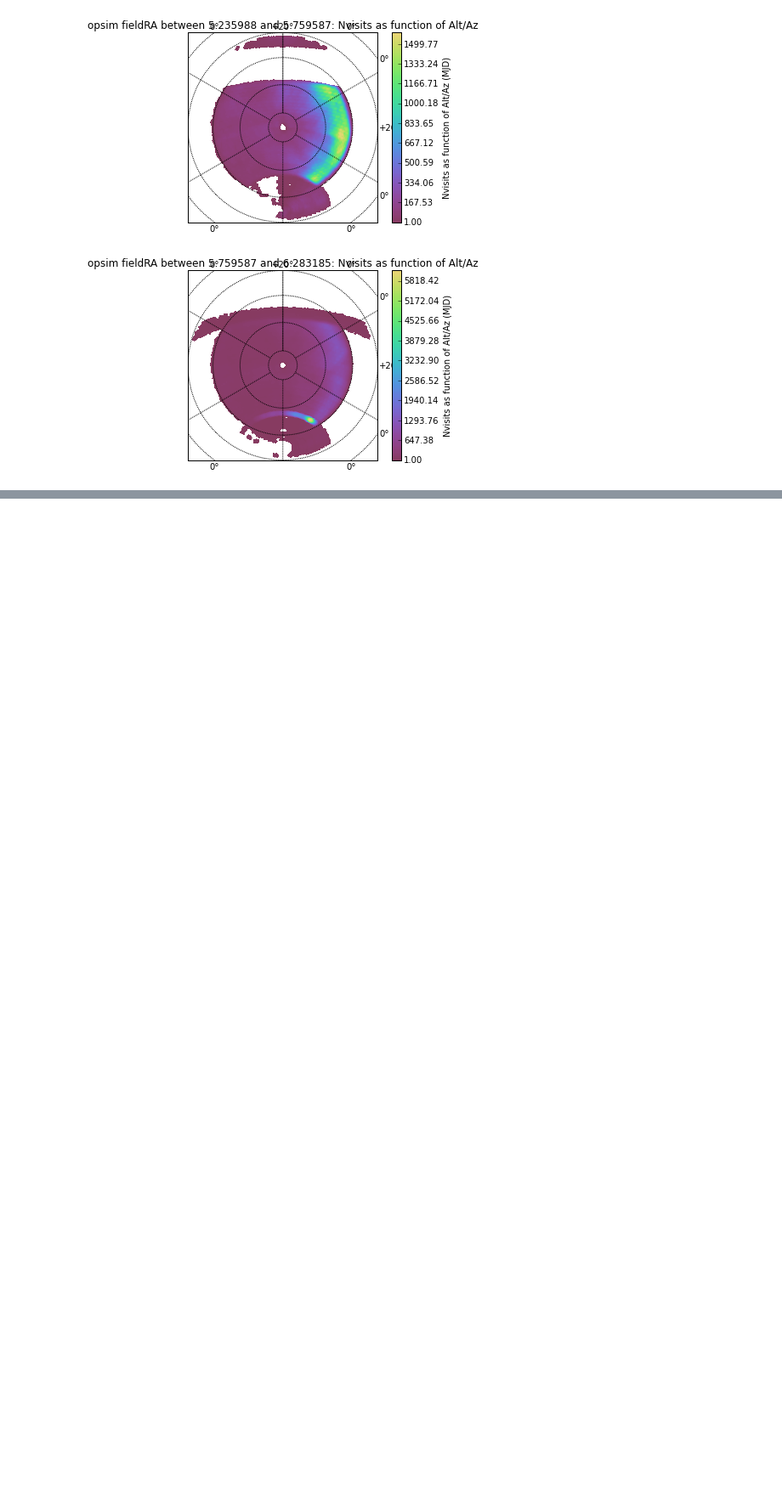
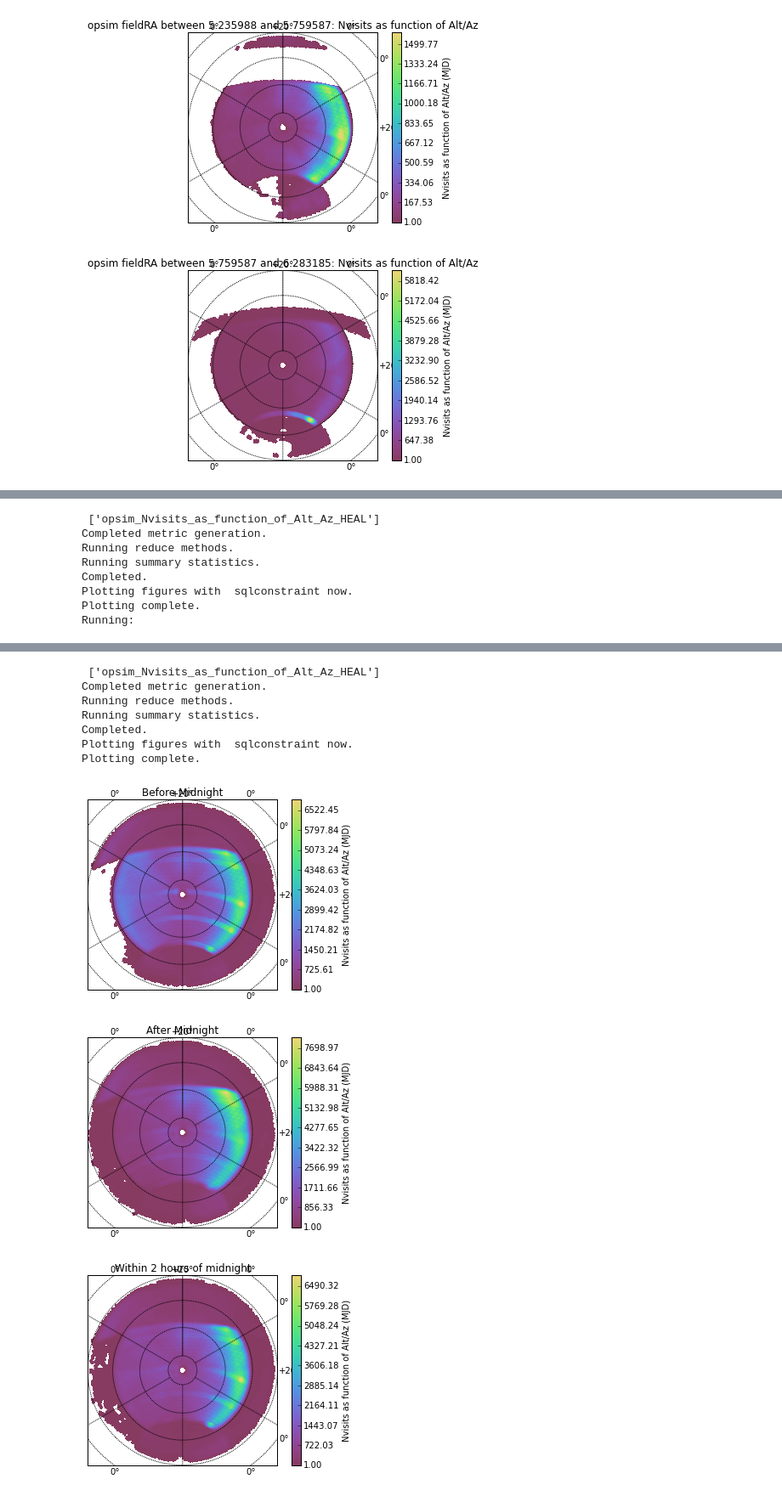
Before and after one commit to yoachim/ScratchStuff, a Jupyter notebook: westBias/altAzPlots.ipynb, the cells around one changed output, grey strips where cells are left out. Shown at 85% size. Cells and saved outputs as stored; diff of their text form; code cells hidden in the pictures; blank space fills up the shorter version.

Commit message:
added time rel to midnight

```diff
--- a/westBias/altAzPlots.ipynb
+++ b/westBias/altAzPlots.ipynb
@@ -159,0 +199,16 @@ Plotting complete.
+# %%
+slicer = slicers.HealpixSlicer(nside=64, latCol='zenithDistance', lonCol='azimuth', useCache=False)
+metric = metrics.CountMetric('expMJD', metricName='Nvisits as function of Alt/Az')
+stackers = [TimeToMidnight()]
+plotDict = {}
+
+
+bundleList = []
+plotFuncs = [plots.LambertSkyMap()]
+sql = ''
+bundle = metricBundles.MetricBundle(metric, slicer,sql,
+                                    plotFuncs=plotFuncs, stackerList=stackers)
+bundleList.append(bundle)
+bDict = metricBundles.makeBundlesDictFromList(bundleList)
+bgroup = metricBundles.MetricBundleGroup(bDict, opsdb, outDir=outDir, resultsDb=resultsDb)
+bgroup.runAll()
@@ -159,0 +224,20 @@ Plotting complete.
+# %%
+allVisits = bgroup.simData.copy()
+# Before Midnight
+good = np.where(allVisits['timeToMidnight'] < 0)
+bundle.plotDict = {'title':'Before Midnight'}
+bgroup.runCurrent('', simData=allVisits[good])
+bgroup.plotAll(closefigs=False)
+
+#After Midnight
+good = np.where(allVisits['timeToMidnight'] > 0)
+bundle.plotDict = {'title':'After Midnight'}
+bgroup.runCurrent('', simData=allVisits[good])
+bgroup.plotAll(closefigs=False)
+
+# Within 2 hours of midnight
+good = np.where(np.abs(allVisits['timeToMidnight']) < 2./24.)
+bundle.plotDict = {'title':'Within 2 hours of midnight'}
+bgroup.runCurrent('', simData=allVisits[good])
+bgroup.plotAll(closefigs=False)
+# %% [output]
@@ -159,0 +256,8 @@ Plotting complete.
+ ['opsim_Nvisits_as_function_of_Alt_Az_HEAL']
+Completed metric generation.
+Running reduce methods.
+Running summary statistics.
+Completed.
+Plotting figures with  sqlconstraint now.
+Plotting complete.
+Running:
@@ -159,0 +266,10 @@ Plotting complete.
+ ['opsim_Nvisits_as_function_of_Alt_Az_HEAL']
+Completed metric generation.
+Running reduce methods.
+Running summary statistics.
+Completed.
+Plotting figures with  sqlconstraint now.
+Plotting complete.
+[figure, added]
+[figure, added]
+[figure, added]
```
Also changed, not shown: parts of 5 cells of this notebook.
